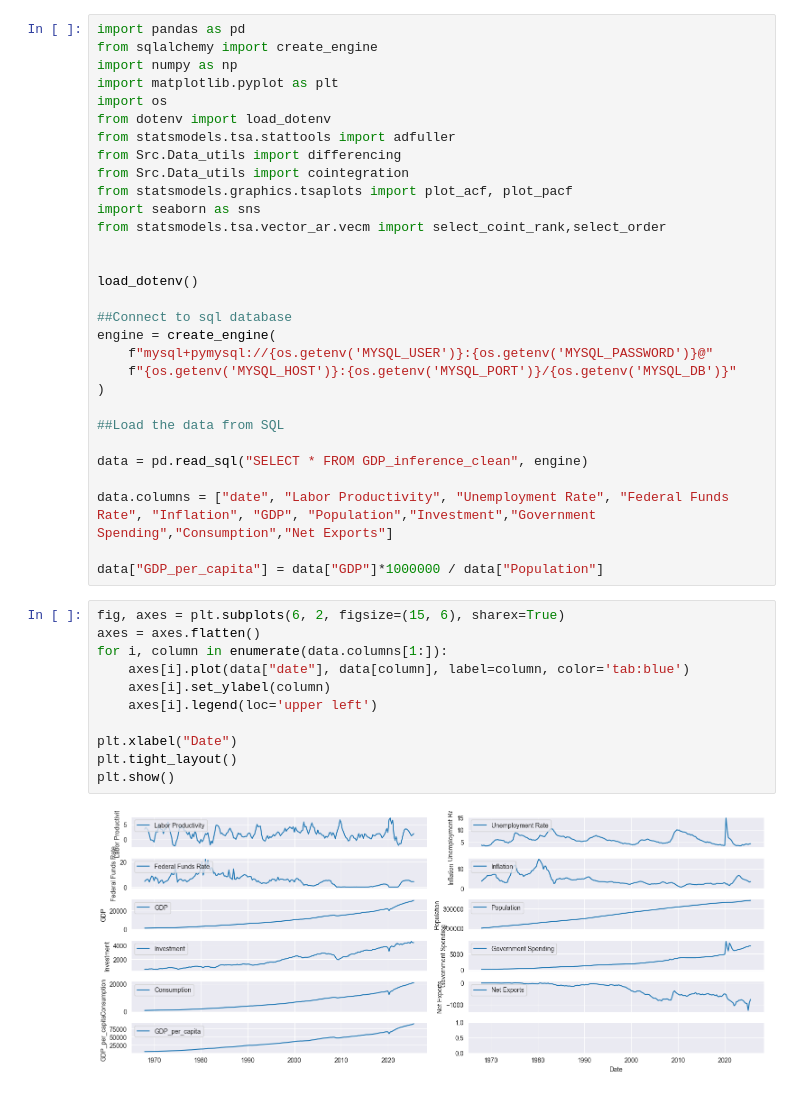
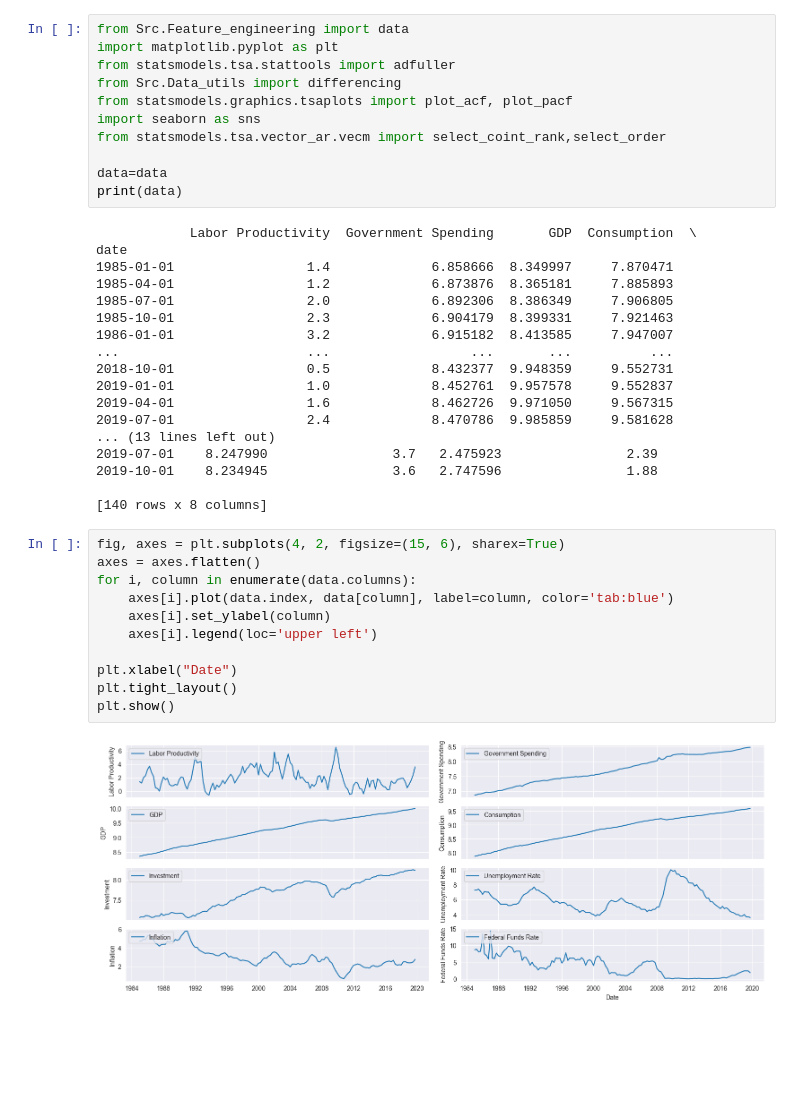
Before and after one commit to SimonasArliukas/Simonas-Portfolio, a Jupyter notebook: Macro_factors_effecting_GDP/Notebooks/EDA.ipynb, the cells around one changed output. Saved outputs shown, nothing was run; the diff lists cells and outputs as text; blank space fills up the shorter version.

```diff
--- a/Macro_factors_effecting_GDP/Notebooks/EDA.ipynb
+++ b/Macro_factors_effecting_GDP/Notebooks/EDA.ipynb
@@ -1,46 +1,45 @@
 # %%
-import pandas as pd
-from sqlalchemy import create_engine
-import numpy as np
+from Src.Feature_engineering import data
 import matplotlib.pyplot as plt
-import os
-from dotenv import load_dotenv
 from statsmodels.tsa.stattools import adfuller
 from Src.Data_utils import differencing
-from Src.Data_utils import cointegration
 from statsmodels.graphics.tsaplots import plot_acf, plot_pacf
 import seaborn as sns
 from statsmodels.tsa.vector_ar.vecm import select_coint_rank,select_order
 
-
-load_dotenv()
-
-##Connect to sql database
-engine = create_engine(
-    f"mysql+pymysql://{os.getenv('MYSQL_USER')}:{os.getenv('MYSQL_PASSWORD')}@"
-    f"{os.getenv('MYSQL_HOST')}:{os.getenv('MYSQL_PORT')}/{os.getenv('MYSQL_DB')}"
-)
-
-##Load the data from SQL
-
-data = pd.read_sql("SELECT * FROM GDP_inference_clean", engine)
-
-data.columns = ["date", "Labor Productivity", "Unemployment Rate", "Federal Funds Rate", "Inflation", "GDP", "Population","Investment","Government Spending","Consumption","Net Exports"]
-
-data["GDP_per_capita"] = data["GDP"]*1000000 / data["Population"]
+data=data
+print(data)
+# %% [output]
+            Labor Productivity  Government Spending       GDP  Consumption  \
+date
+1985-01-01                 1.4             6.858666  8.349997     7.870471
+1985-04-01                 1.2             6.873876  8.365181     7.885893
+1985-07-01                 2.0             6.892306  8.386349     7.906805
+1985-10-01                 2.3             6.904179  8.399331     7.921463
+1986-01-01                 3.2             6.915182  8.413585     7.947007
+...                        ...                  ...       ...          ...
+2018-10-01                 0.5             8.432377  9.948359     9.552731
+2019-01-01                 1.0             8.452761  9.957578     9.552837
+2019-04-01                 1.6             8.462726  9.971050     9.567315
+2019-07-01                 2.4             8.470786  9.985859     9.581628
+... (13 lines left out)
+2019-07-01    8.247990                3.7   2.475923                2.39
+2019-10-01    8.234945                3.6   2.747596                1.88
+
+[140 rows x 8 columns]
 # %%
-fig, axes = plt.subplots(6, 2, figsize=(15, 6), sharex=True)
+fig, axes = plt.subplots(4, 2, figsize=(15, 6), sharex=True)
 axes = axes.flatten()
-for i, column in enumerate(data.columns[1:]):
-    axes[i].plot(data["date"], data[column], label=column, color='tab:blue')
+for i, column in enumerate(data.columns):
+    axes[i].plot(data.index, data[column], label=column, color='tab:blue')
     axes[i].set_ylabel(column)
     axes[i].legend(loc='upper left')
 
 plt.xlabel("Date")
 plt.tight_layout()
 plt.show()
 # %% [output]
-[figure, old version]
+[figure, new version]
 # %%
 ##Calculates unit roots to formally test stationarity
 def dickey_fuller_test(data_test,regression):
```
Also changed, not shown: parts of 15 cells of this notebook, 5 other files.
